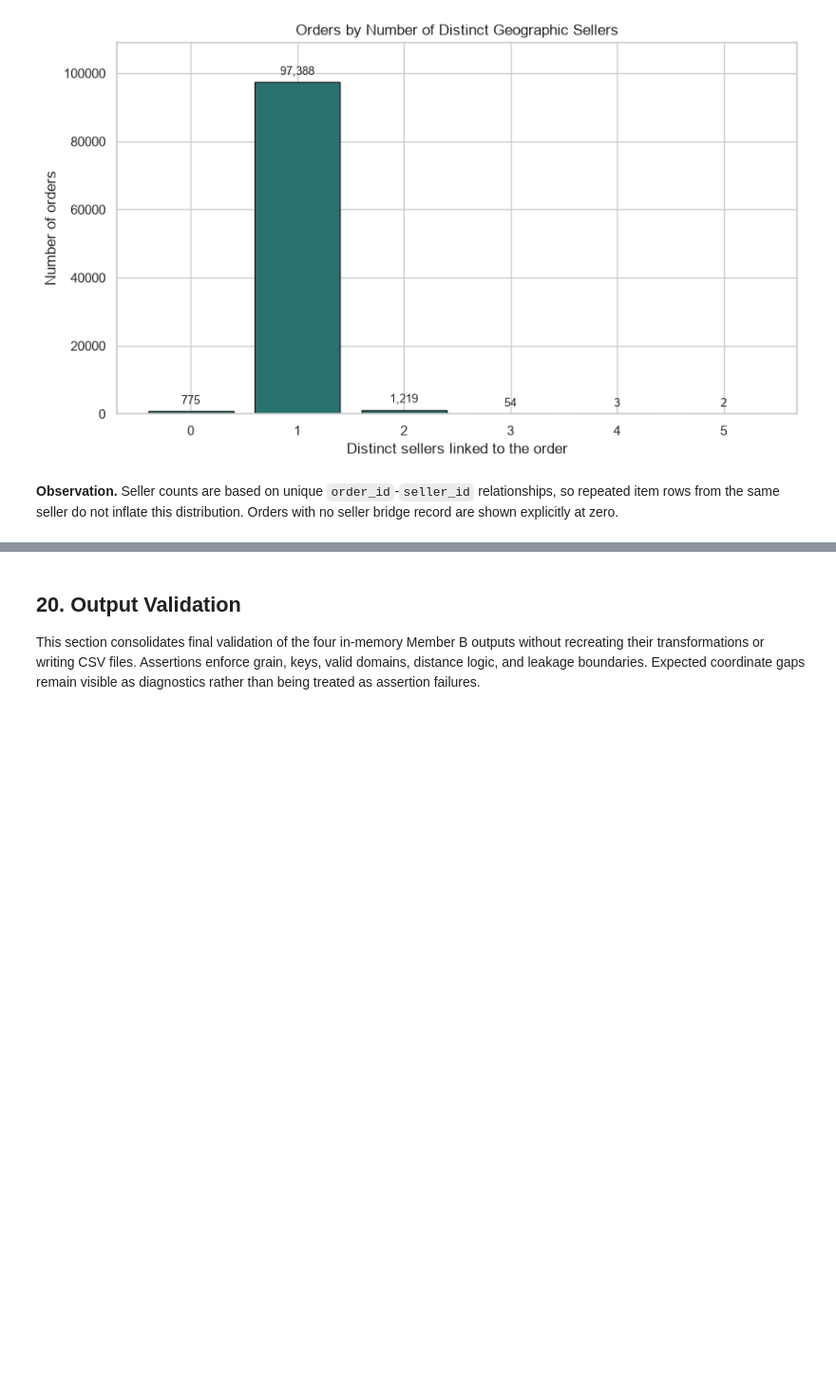
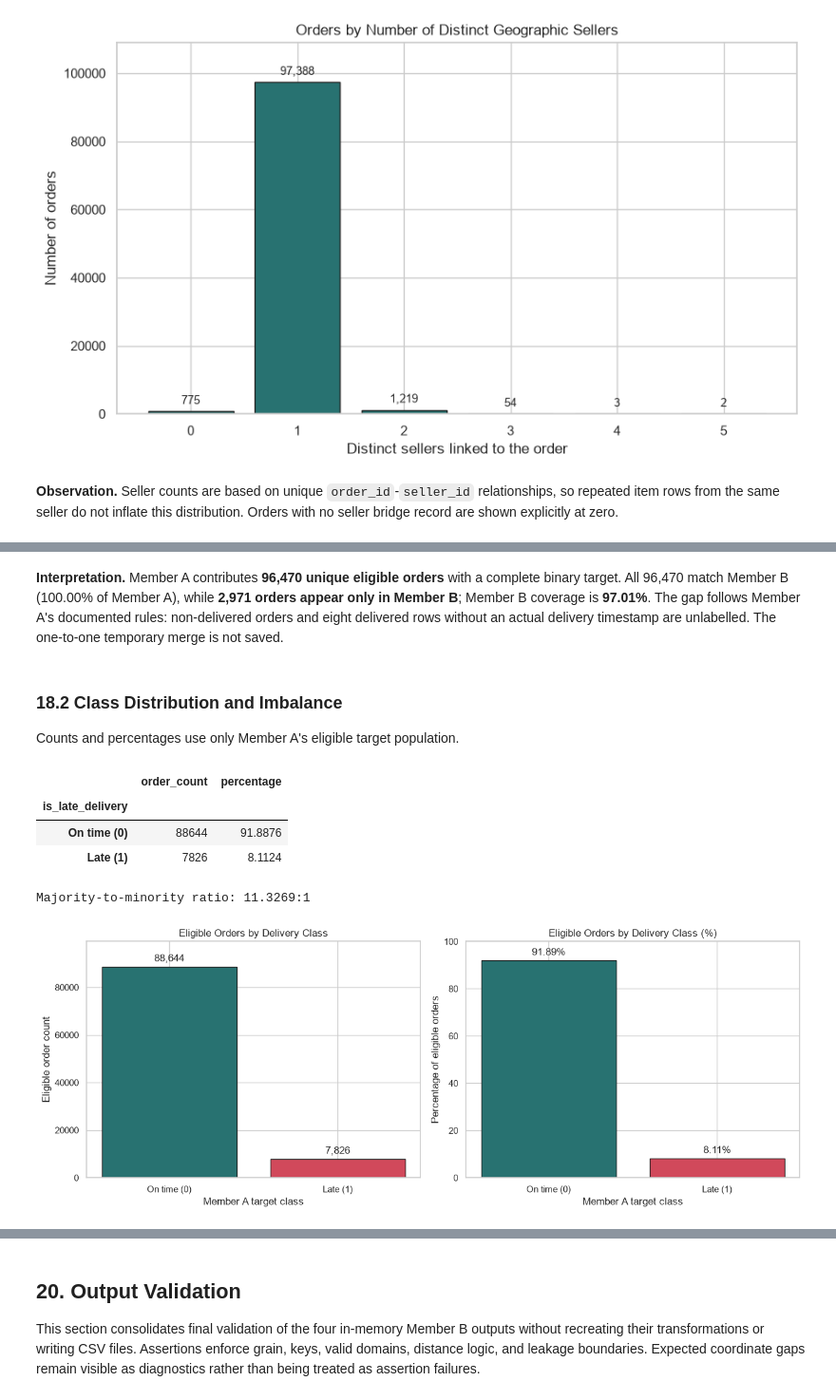
Before and after one commit to subhani257/Olist-late-delivery-prediction, a Jupyter notebook: notebooks/02_customer_seller_geo_eda_preprocessing.ipynb, the cells around one changed output, grey strips where cells are left out. Shown at 95% size. Cells and saved outputs as stored; diff of their text form; code cells hidden in the pictures; blank space fills up the shorter version.

Commit message:
integrate: add Member B target-related geographic EDA

```diff
--- a/notebooks/02_customer_seller_geo_eda_preprocessing.ipynb
+++ b/notebooks/02_customer_seller_geo_eda_preprocessing.ipynb
@@ -1766,0 +1826,24 @@ Target-based comparisons are intentionally deferred until Member A supplies the
+# %% [markdown]
+**Interpretation.** Member A contributes **96,470 unique eligible orders** with a complete binary target. All 96,470 match Member B (100.00% of Member A), while **2,971 orders appear only in Member B**; Member B coverage is **97.01%**. The gap follows Member A's documented rules: non-delivered orders and eight delivered rows without an actual delivery timestamp are unlabelled. The one-to-one temporary merge is not saved.
+# %% [markdown]
+### 18.2 Class Distribution and Imbalance
+
+Counts and percentages use only Member A's eligible target population.
+# %%
+target_class_summary = geo_target_eda["is_late_delivery"].value_counts().sort_index().rename(index={0: "On time (0)", 1: "Late (1)"}).rename("order_count").to_frame()
+target_class_summary["percentage"] = target_class_summary["order_count"] / len(geo_target_eda) * 100
+majority_to_minority_ratio = target_class_summary.loc["On time (0)", "order_count"] / target_class_summary.loc["Late (1)", "order_count"]
+display(target_class_summary); print(f"Majority-to-minority ratio: {majority_to_minority_ratio:.4f}:1")
+fig, axes = plt.subplots(1, 2, figsize=(13, 5)); colors=[PRIMARY_COLOR, SECONDARY_COLOR]
+bars=axes[0].bar(target_class_summary.index,target_class_summary["order_count"],color=colors,edgecolor=EDGE_COLOR); axes[0].bar_label(bars,labels=[f"{v:,}" for v in target_class_summary["order_count"]],padding=4)
+axes[0].set(title="Eligible Orders by Delivery Class",xlabel="Member A target class",ylabel="Eligible order count"); axes[0].set_ylim(0,target_class_summary["order_count"].max()*1.12)
+bars=axes[1].bar(target_class_summary.index,target_class_summary["percentage"],color=colors,edgecolor=EDGE_COLOR); axes[1].bar_label(bars,labels=[f"{v:.2f}%" for v in target_class_summary["percentage"]],padding=4)
+axes[1].set(title="Eligible Orders by Delivery Class (%)",xlabel="Member A target class",ylabel="Percentage of eligible orders"); axes[1].set_ylim(0,100)
+plt.tight_layout(); plt.show(); plt.close(fig)
+# %% [output]
+|  | order_count | percentage |
+| is_late_delivery |  |  |
+| On time (0) | 88644 | 91.8876 |
+| Late (1) | 7826 | 8.1124 |
+Majority-to-minority ratio: 11.3269:1
+[figure, added]
```
Also changed, not shown: parts of 29 cells of this notebook, 1 other file.
